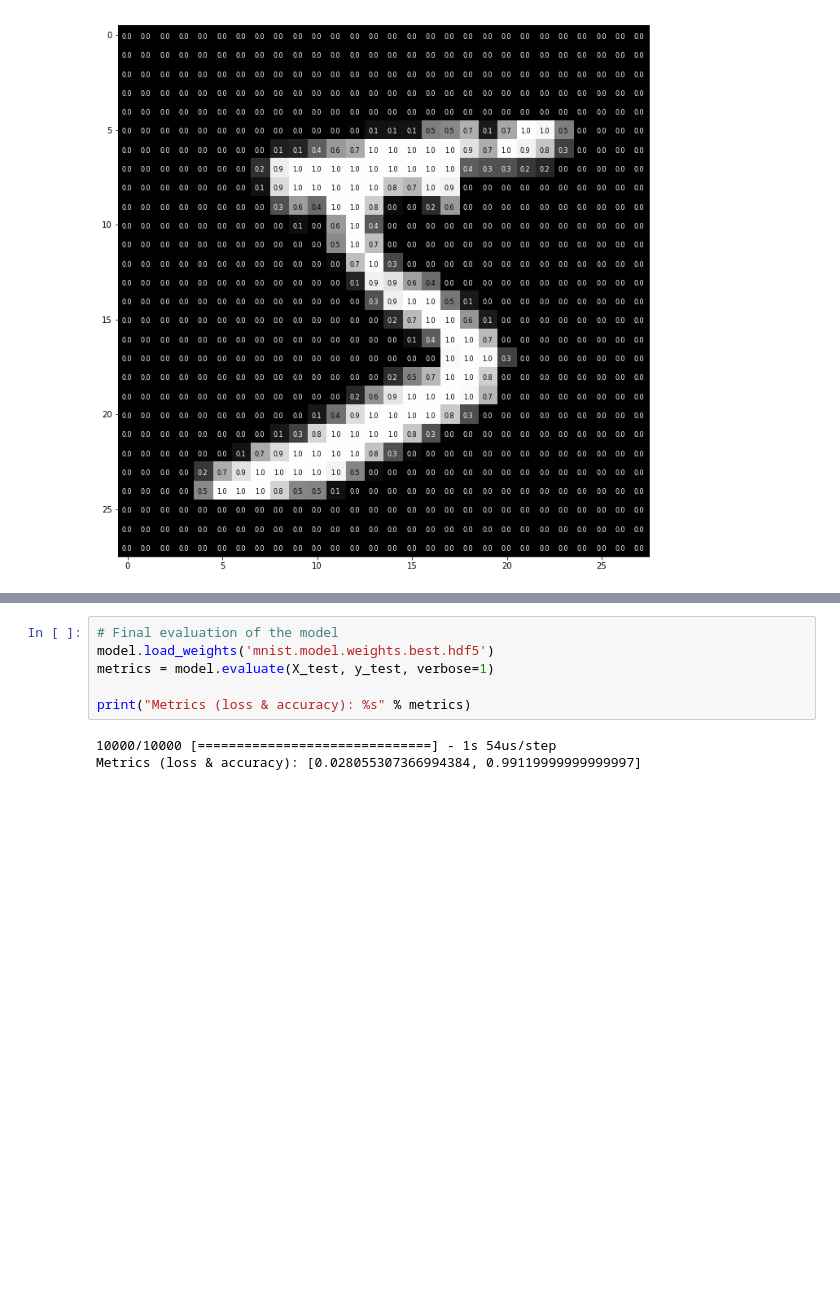
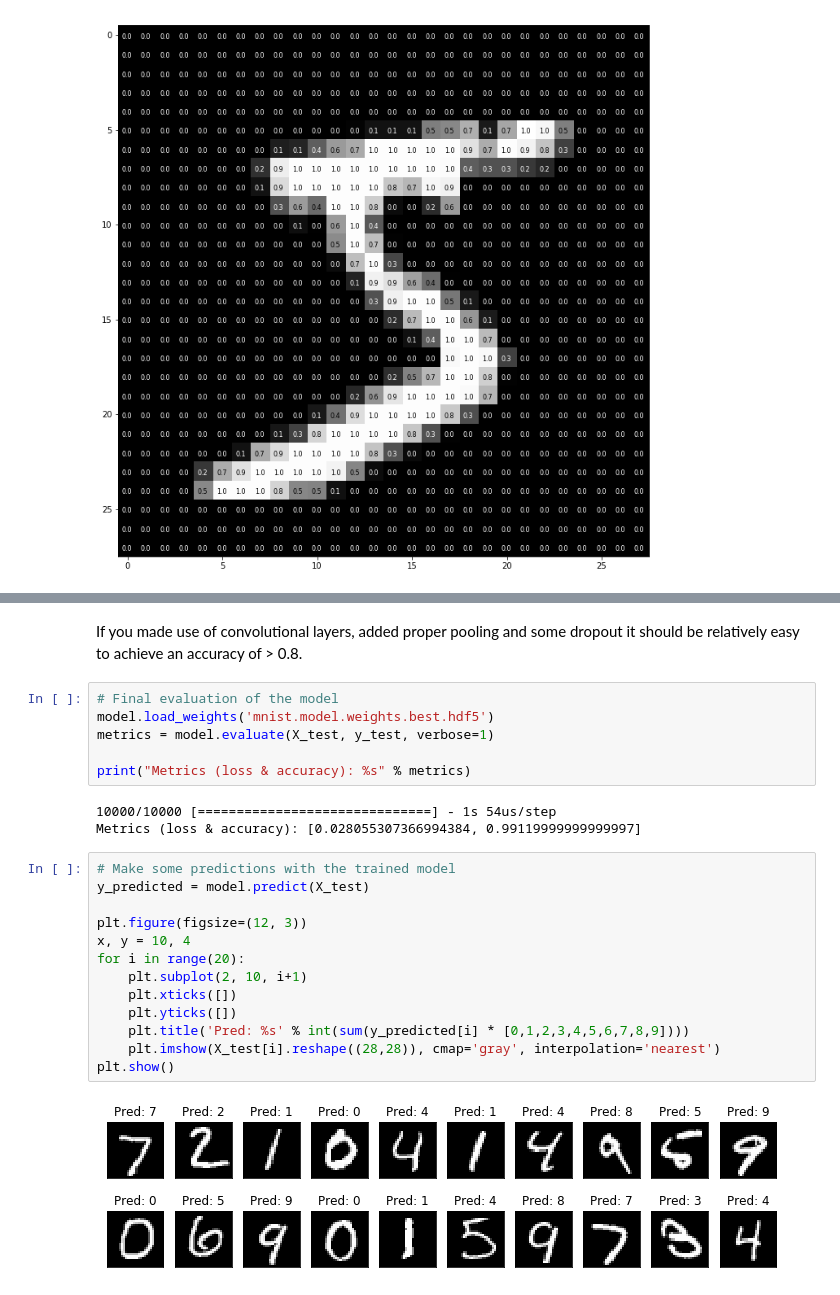
Before and after one commit to huli/academy-2018, a Jupyter notebook: deep-learning/mnist_classification.ipynb, the cells around one changed output, grey strips where cells are left out. Drawn from its saved outputs; the diff is of its cells as text; blank space fills up the shorter version.

```diff
--- a/deep-learning/mnist_classification.ipynb
+++ b/deep-learning/mnist_classification.ipynb
@@ -98,6 +115,8 @@ Epoch 5/5
 
 Epoch 00005: val_loss did not improve
 <keras.callbacks.History at 0x...>
+# %% [markdown]
+If you made use of convolutional layers, added proper pooling and some dropout it should be relatively easy to achieve an accuracy of > 0.8.
 # %%
 # Final evaluation of the model
 model.load_weights('mnist.model.weights.best.hdf5')
@@ -107,3 +126,18 @@ print("Metrics (loss & accuracy): %s" % metrics)
 # %% [output]
 10000/10000 [==============================] - 1s 54us/step
 Metrics (loss & accuracy): [0.028055307366994384, 0.99119999999999997]
+# %%
+# Make some predictions with the trained model
+y_predicted = model.predict(X_test)
+
+plt.figure(figsize=(12, 3))
+x, y = 10, 4
+for i in range(20):
+    plt.subplot(2, 10, i+1)
+    plt.xticks([])
+    plt.yticks([])
+    plt.title('Pred: %s' % int(sum(y_predicted[i] * [0,1,2,3,4,5,6,7,8,9])))
+    plt.imshow(X_test[i].reshape((28,28)), cmap='gray', interpolation='nearest')
+plt.show()
+# %% [output]
+[figure, added]
```
Also changed, not shown: parts of 11 cells of this notebook, 3 other files.
